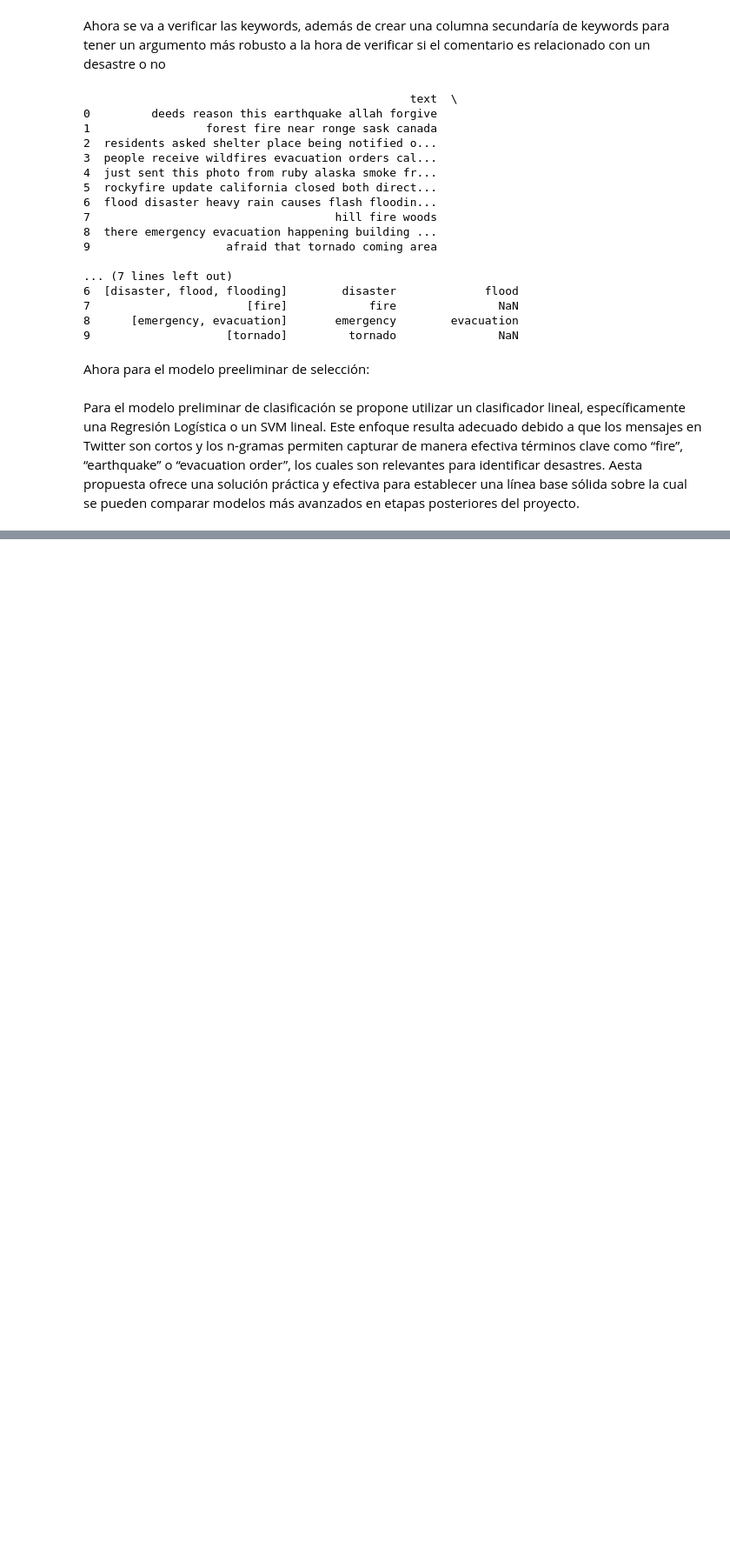
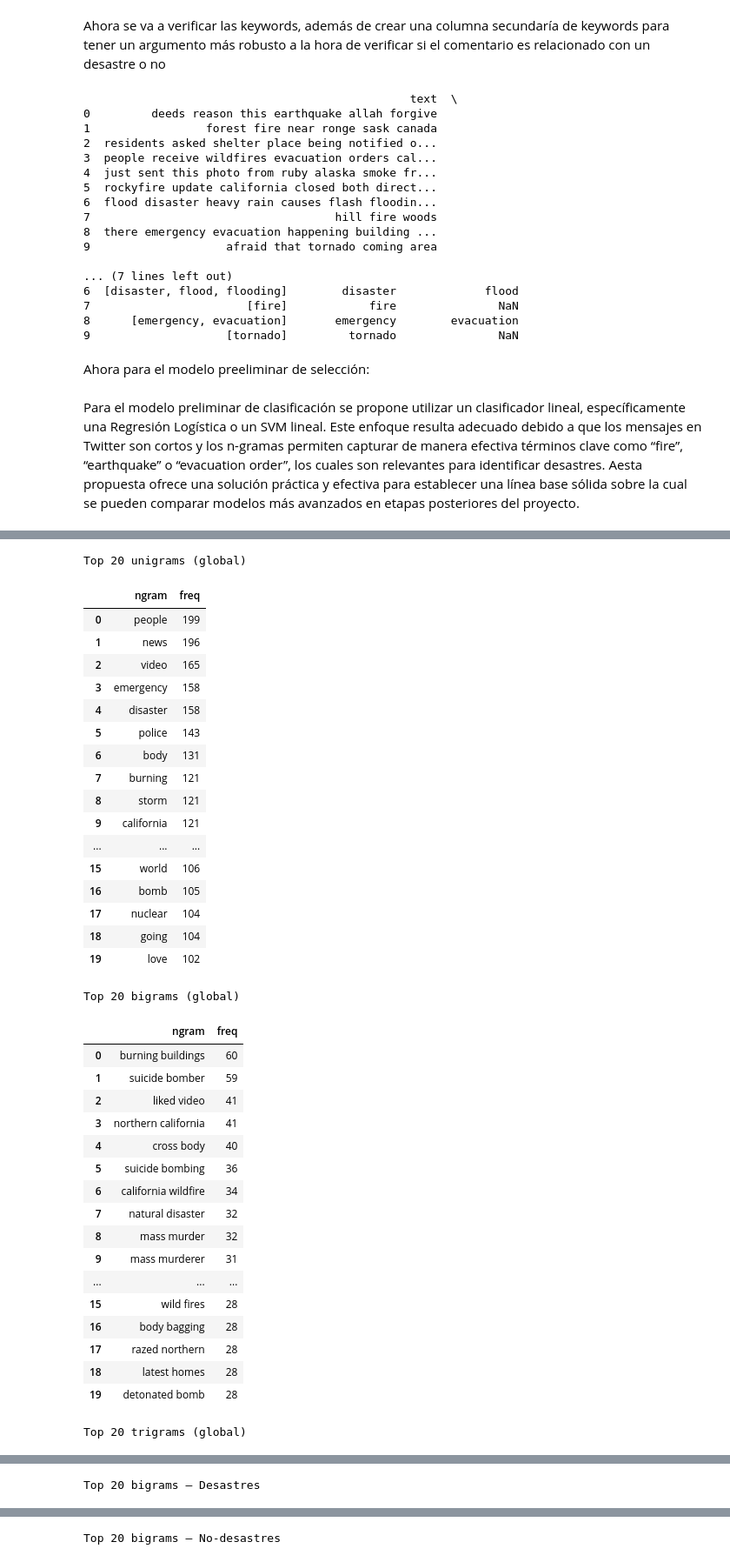
Before and after one commit to Saiyan-Javi/Lab5DS, a Jupyter notebook: Lab5DS.ipynb, the cells around one changed output, grey strips where cells are left out. Shown: that part at 87% size. Cells and saved outputs as stored; diff of their text form; code cells hidden in the pictures; blank space fills up the shorter version.

```diff
--- a/Lab5DS.ipynb
+++ b/Lab5DS.ipynb
@@ -161,0 +247,71 @@ Para el modelo preliminar de clasificación se propone utilizar un clasificador
+# %%
+from sklearn.feature_extraction.text import CountVectorizer
+
+STOP_LIST = list(STOP)  # usar las mismas stopwords
+
+def top_ngrams(texts, ngram_range=(1,1), top_k=20, min_df=2):
+    texts = [x for x in texts if isinstance(x, str) and x.strip()]
+    if not texts:
+        return pd.DataFrame(columns=["ngram","freq"])
+    vec = CountVectorizer(ngram_range=ngram_range, min_df=min_df, stop_words=STOP_LIST)
+    X = vec.fit_transform(texts)
+    counts = X.sum(axis=0).A1
+    vocab = vec.get_feature_names_out()
+    freq = pd.DataFrame({"ngram": vocab, "freq": counts})
+    return freq.sort_values("freq", ascending=False).head(top_k).reset_index(drop=True)
+
+texts_all = df["text"].tolist()
+texts_d   = df.loc[df["target"]==1, "text"].tolist()
+texts_nd  = df.loc[df["target"]==0, "text"].tolist()
+
+uni_global = top_ngrams(texts_all, (1,1), 20)
+bi_global  = top_ngrams(texts_all, (2,2), 20)
+tri_global = top_ngrams(texts_all, (3,3), 20)
+
+print("Top 20 unigrams (global)"); display(uni_global)
+print("Top 20 bigrams (global)");  display(bi_global)
+print("Top 20 trigrams (global)"); display(tri_global)
+
+bi_d  = top_ngrams(texts_d, (2,2), 20)
+bi_nd = top_ngrams(texts_nd, (2,2), 20)
+
+print("Top 20 bigrams — Desastres");     display(bi_d)
+print("Top 20 bigrams — No-desastres");  display(bi_nd)
+# %% [output]
+Top 20 unigrams (global)
+|  | ngram | freq |
+| 0 | people | 199 |
+| 1 | news | 196 |
+| 2 | video | 165 |
+| 3 | emergency | 158 |
+| 4 | disaster | 158 |
+| 5 | police | 143 |
+| 6 | body | 131 |
+| 7 | burning | 121 |
+| 8 | storm | 121 |
+| 9 | california | 121 |
+| ... | ... | ... |
+| 15 | world | 106 |
+| 16 | bomb | 105 |
+| 17 | nuclear | 104 |
+| 18 | going | 104 |
+| 19 | love | 102 |
+Top 20 bigrams (global)
+|  | ngram | freq |
+| 0 | burning buildings | 60 |
+| 1 | suicide bomber | 59 |
+| 2 | liked video | 41 |
+| 3 | northern california | 41 |
+| 4 | cross body | 40 |
+| 5 | suicide bombing | 36 |
+| 6 | california wildfire | 34 |
+| 7 | natural disaster | 32 |
+| 8 | mass murder | 32 |
+| 9 | mass murderer | 31 |
+| ... | ... | ... |
+| 15 | wild fires | 28 |
+| 16 | body bagging | 28 |
+| 17 | razed northern | 28 |
+| 18 | latest homes | 28 |
+| 19 | detonated bomb | 28 |
+Top 20 trigrams (global)
@@ -161,0 +335 @@ Para el modelo preliminar de clasificación se propone utilizar un clasificador
+Top 20 bigrams — Desastres
@@ -161,0 +353 @@ Para el modelo preliminar de clasificación se propone utilizar un clasificador
+Top 20 bigrams — No-desastres
```
Also changed, not shown: parts of 8 cells of this notebook.
